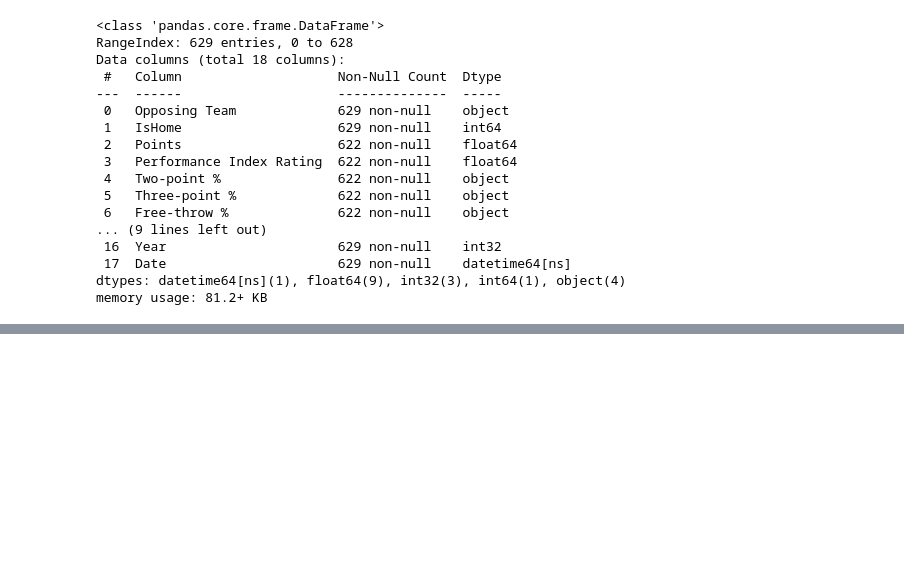
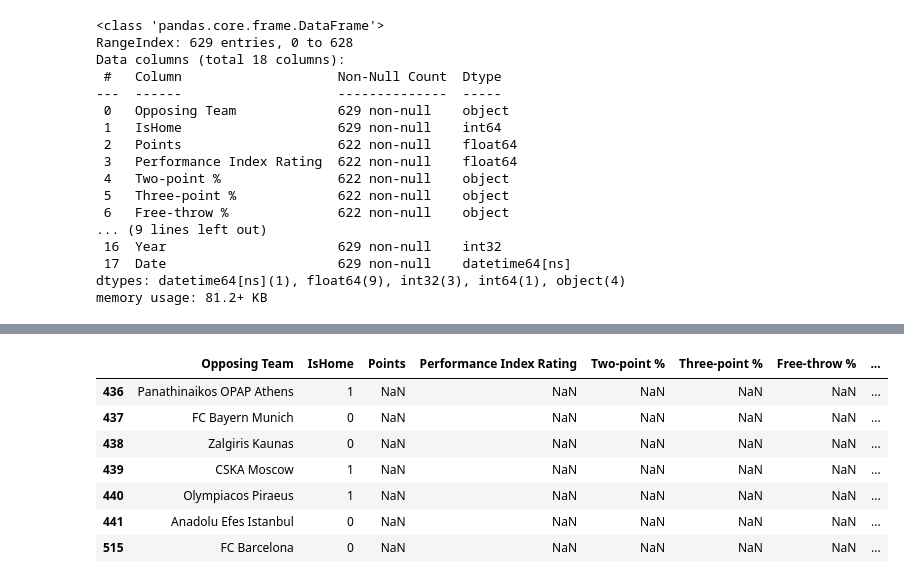
Before and after one commit to ensarakbas77/fb-beko-dataset-builder, a Jupyter notebook: DataPreprocessing.ipynb, the cells around one changed output, grey strips where cells are left out. Cells and saved outputs as stored; diff of their text form; code cells hidden in the pictures; blank space fills up the shorter version.

```diff
--- a/DataPreprocessing.ipynb
+++ b/DataPreprocessing.ipynb
@@ -140,0 +204,14 @@ memory usage: 81.2+ KB
+# %%
+# Turnovers = NaN değerleri mod ile doldur
+df["Turnovers"] = df["Turnovers"].fillna(df["Turnovers"].mode()[0])
+# %%
+df[df["Points"].isna()]
+# %% [output]
+|  | Opposing Team | IsHome | Points | Performance Index Rating | Two-point % | Three-point % | Free-throw % | ... |
+| 436 | Panathinaikos OPAP Athens | 1 | NaN | NaN | NaN | NaN | NaN | ... |
+| 437 | FC Bayern Munich | 0 | NaN | NaN | NaN | NaN | NaN | ... |
+| 438 | Zalgiris Kaunas | 0 | NaN | NaN | NaN | NaN | NaN | ... |
+| 439 | CSKA Moscow | 1 | NaN | NaN | NaN | NaN | NaN | ... |
+| 440 | Olympiacos Piraeus | 1 | NaN | NaN | NaN | NaN | NaN | ... |
+| 441 | Anadolu Efes Istanbul | 0 | NaN | NaN | NaN | NaN | NaN | ... |
+| 515 | FC Barcelona | 0 | NaN | NaN | NaN | NaN | NaN | ... |
```
Also changed, not shown: parts of 7 cells of this notebook.
